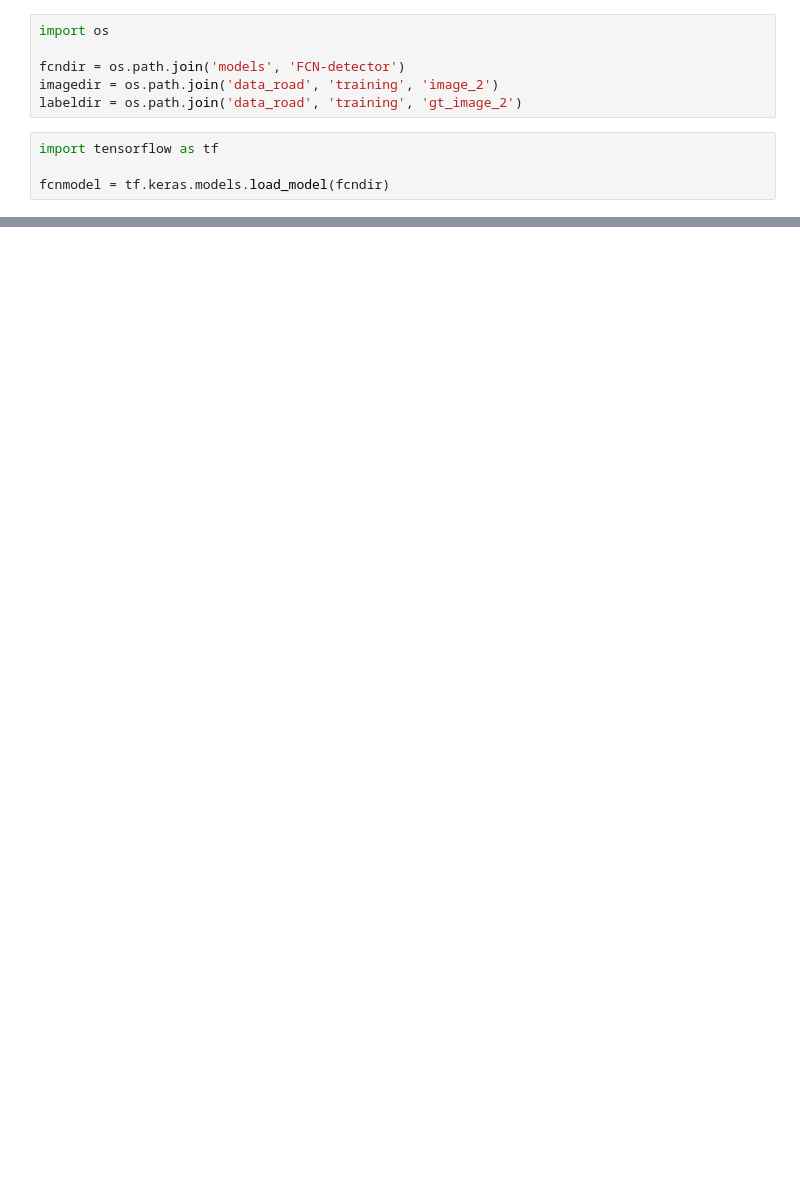
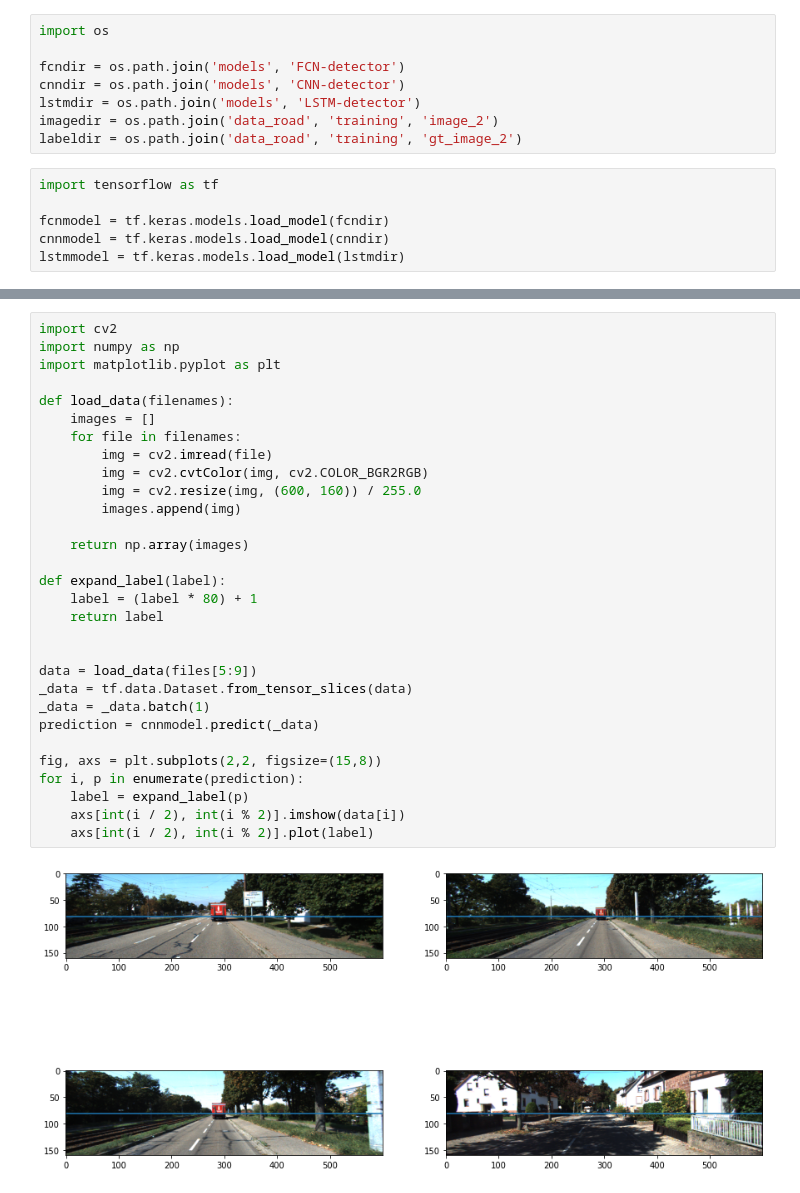
Before and after one commit to robjmenna/RBE595AI_Final, a Jupyter notebook: inference.ipynb, the cells around one changed output, grey strips where cells are left out. Cells and saved outputs as stored; diff of their text form; blank space fills up the shorter version.

```diff
--- a/inference.ipynb
+++ b/inference.ipynb
@@ -2,9 +2,13 @@
 import os
 
 fcndir = os.path.join('models', 'FCN-detector')
+cnndir = os.path.join('models', 'CNN-detector')
+lstmdir = os.path.join('models', 'LSTM-detector')
 imagedir = os.path.join('data_road', 'training', 'image_2')
 labeldir = os.path.join('data_road', 'training', 'gt_image_2')
 # %%
 import tensorflow as tf
 
 fcnmodel = tf.keras.models.load_model(fcndir)
+cnnmodel = tf.keras.models.load_model(cnndir)
+lstmmodel = tf.keras.models.load_model(lstmdir)
@@ -51,0 +59,32 @@ for i, p in enumerate(prediction):
+# %%
+import cv2
+import numpy as np
+import matplotlib.pyplot as plt
+
+def load_data(filenames):
+    images = []
+    for file in filenames:
+        img = cv2.imread(file)
+        img = cv2.cvtColor(img, cv2.COLOR_BGR2RGB)
+        img = cv2.resize(img, (600, 160)) / 255.0
+        images.append(img)
+
+    return np.array(images)
+
+def expand_label(label):
+    label = (label * 80) + 1
+    return label
+
+
+data = load_data(files[5:9])
+_data = tf.data.Dataset.from_tensor_slices(data)
+_data = _data.batch(1)
+prediction = cnnmodel.predict(_data)
+
+fig, axs = plt.subplots(2,2, figsize=(15,8))
+for i, p in enumerate(prediction):
+    label = expand_label(p)
+    axs[int(i / 2), int(i % 2)].imshow(data[i])
+    axs[int(i / 2), int(i % 2)].plot(label)
+# %% [output]
+[figure, added]
```
Also changed, not shown: parts of 5 cells of this notebook.
